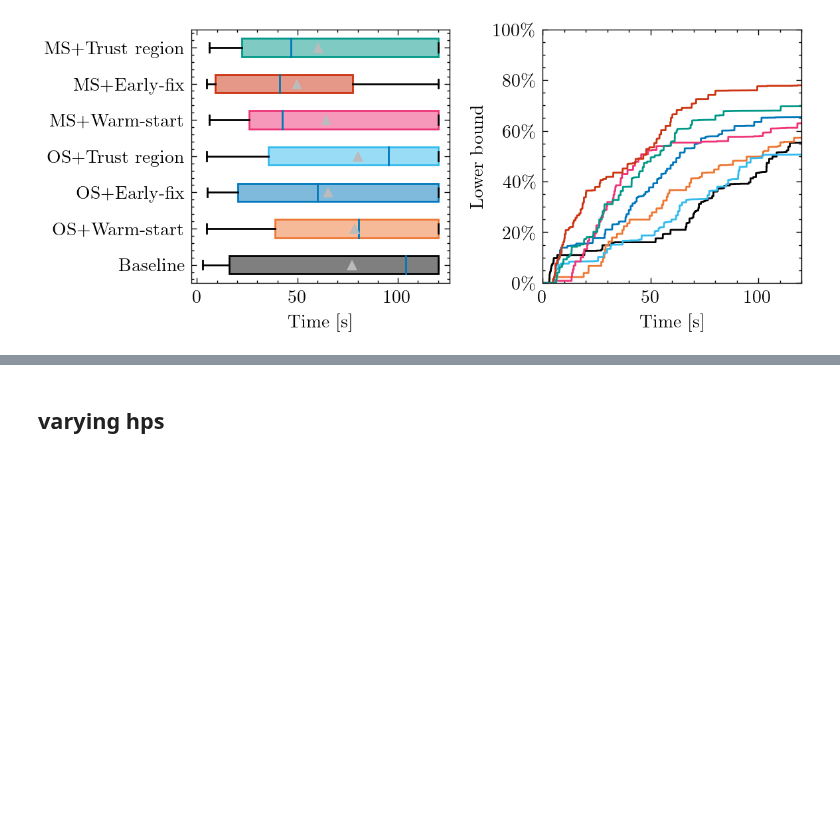
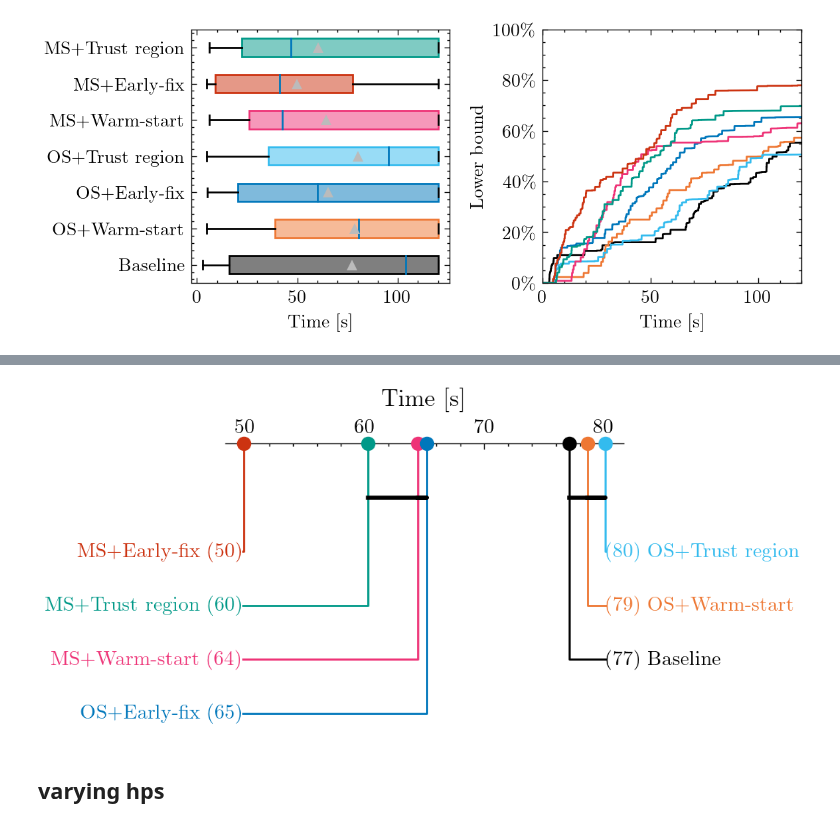
Before and after one commit to gos-ufsc/sat-gnn, a Jupyter notebook: notebooks/6.0-bmp-paper.plots.ipynb, the cells around one changed output, grey strips where cells are left out. Drawn from its saved outputs; the diff is of its cells as text; code cells hidden in the pictures; blank space fills up the shorter version.

```diff
--- a/notebooks/6.0-bmp-paper.plots.ipynb
+++ b/notebooks/6.0-bmp-paper.plots.ipynb
@@ -480,3 +510,14 @@ labels, list(map(np.mean, values))
+# %%
+fig, ax = plt.subplots()
+
+plot_cdd('time_to_feasible', 'feas', ax)
+
+ax.set_title('Time [s]')
+
+fig.savefig('../cdd_feas.pdf')
+fig.show()
+# %% [output]
+[figure, added]
 # %% [markdown]
 ## varying hps
 # %%
```
Also changed, not shown: parts of 4 cells of this notebook.
